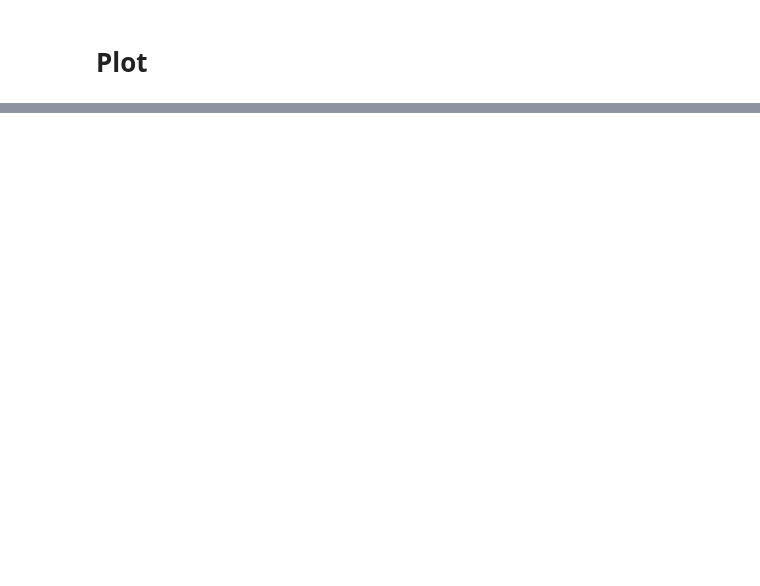
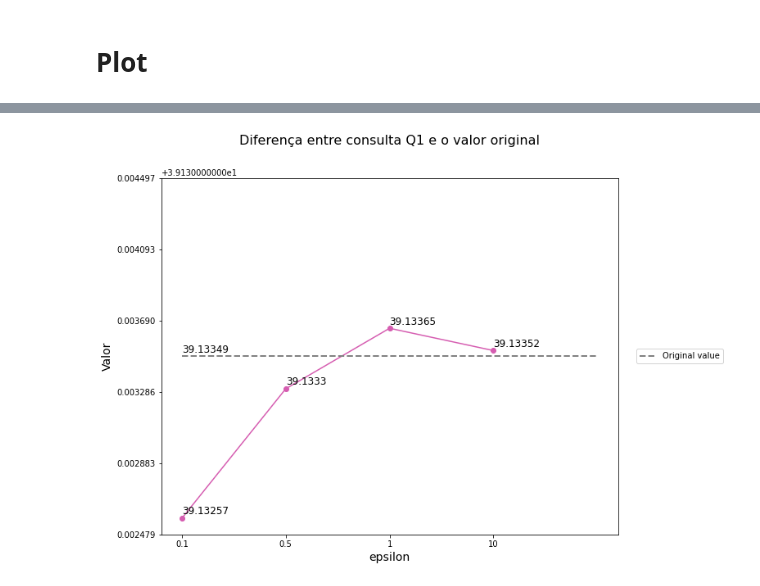
Before and after one commit to Brabissima/disciplina-priv-2022, a Jupyter notebook: Trab 03 - Laplace/Laplace.ipynb, the cells around one changed output, grey strips where cells are left out. Drawn from its saved outputs; the diff is of its cells as text; code cells hidden in the pictures; blank space fills up the shorter version.

Commit message:
Plotting graphs

```diff
--- a/Trab 03 - Laplace/Laplace.ipynb
+++ b/Trab 03 - Laplace/Laplace.ipynb
@@ -153,3 +173,41 @@ erros, all_results[0].keys()
 # %%
-def plot_graphic(query, dict_dp_results):
-    return
+def plot_graph(query, dict_dp_results):
+    if(query == Q1):
+        q = 0
+    elif(query == Q2):
+        q = 1
+    else:
+        raise Exception("query must be Q1 or Q2")
+
+    y_ = dict_dp_results[q]['Original']
+
+    x = dict_dp_results[q].keys()
+    x = list(x)
+    x = [str(ai) for ai in x[:-1]]
+
+    y = dict_dp_results[q].values()
+    y = list(y)
+    y = y[:-1]
+    #y = [abs(ai - y_) for ai in y[:-1]]
+
+    range_ = max(abs(y - y_))
+
+    fig, ax = plt.subplots(figsize=(10,8))
+
+    plt.plot(x,y, marker='o', color='#d65db1')
+
+    plt.hlines(y_, xmin=0, xmax=4, colors='gray', linestyles='--', lw=2, label='Original value')
+    plt.legend(bbox_to_anchor=(1.04,0.5), loc="center left", borderaxespad=0)
+
+    y_text = [round(ai, 5) for ai in y]
+    for index in range(len(x)):
+        ax.text(x[index], y[index]+ (max(y)-min(y))*.02, y_text[index], size=12)
+    ax.text(min(x), y_+ (max(y)-min(y))*.02, round(y_,5), size=12)
+
+    plt.yticks(np.linspace(y_-range_*1.1, y_+range_*1.1, num=6))
+
+    title = "Diferença entre consulta " + str(query.__name__) + " e o valor original"
+    plt.xlabel('epsilon', fontsize=14)
+    plt.ylabel('Valor', fontsize=14)
+
+    plt.title(title, y=1.08, fontsize=16)
@@ -155,0 +296,4 @@ def plot_graphic(query, dict_dp_results):
+# %%
+plot_graph(Q1, all_results)
+# %% [output]
+[figure, added]
```
Also changed, not shown: parts of 14 cells of this notebook.
